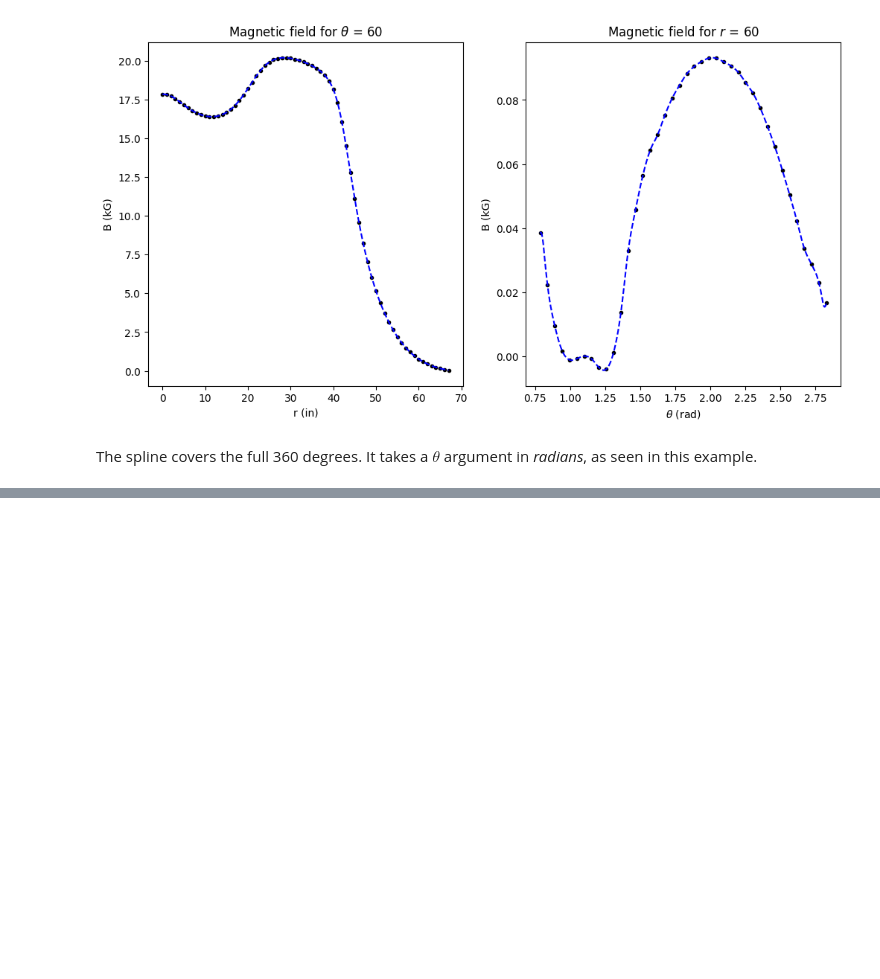
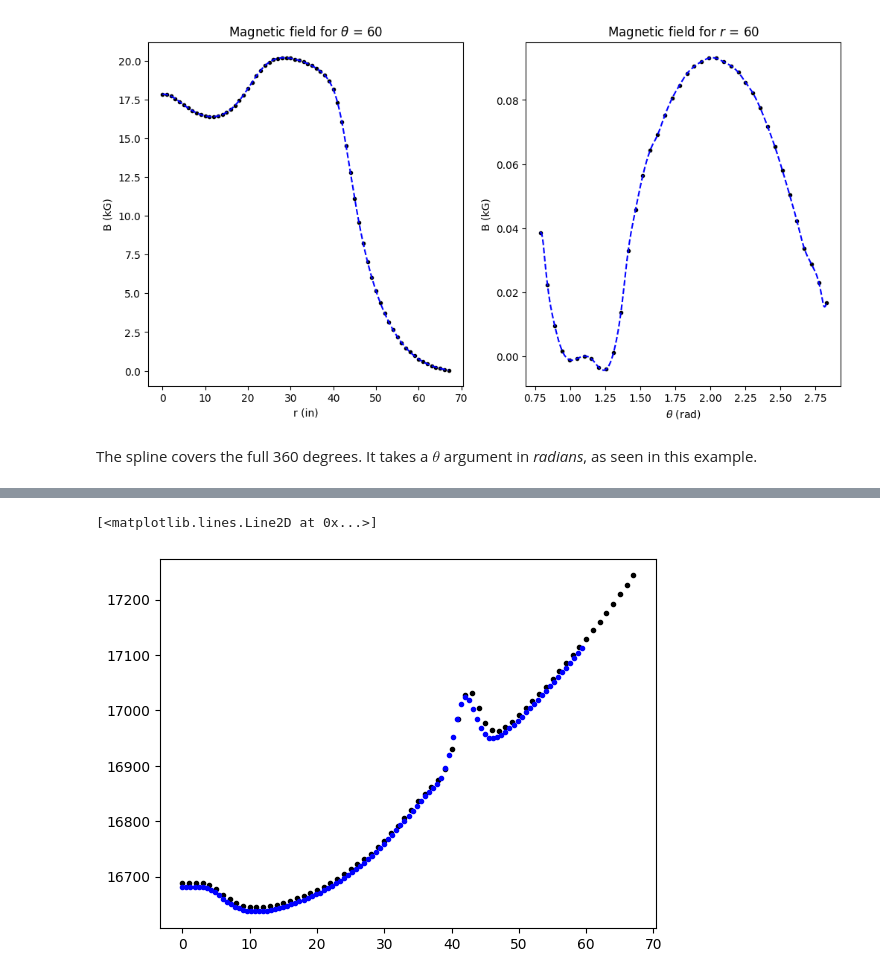
Before and after one commit to lbnl-88ops/cyclotron.analysis, a Jupyter notebook: cyclotron_analysis.ipynb, the cells around one changed output, grey strips where cells are left out. Cells and saved outputs as stored; diff of their text form; code cells hidden in the pictures; blank space fills up the shorter version.

Commit message:
added equilibrium orbits, model, and methodology to notebook

```diff
--- a/cyclotron_analysis.ipynb
+++ b/cyclotron_analysis.ipynb
@@ -139,0 +144,12 @@ plt.show()
+# %%
+from ops.cyclotron.analysis.fields import converge_synchronous_field
+from ops.cyclotron.analysis.model.magnetic_field import FieldMetadata, MagneticField
+
+fine_iron_field = MagneticField(FieldMetadata(0, 60/100, 0, 360/100), values=fine_values)
+fine_synchronous_field = converge_synchronous_field(beam, fine_iron_field)
+synchronous_field = converge_synchronous_field(beam, iron_field)
+plt.plot(iron_field.r_values, synchronous_field, '.k')
+plt.plot(fine_iron_field.r_values, fine_synchronous_field, '.b')
+# %% [output]
+[<matplotlib.lines.Line2D at 0x...>]
+[figure, added]
```
Also changed, not shown: parts of 9 cells of this notebook, 4 other files.
